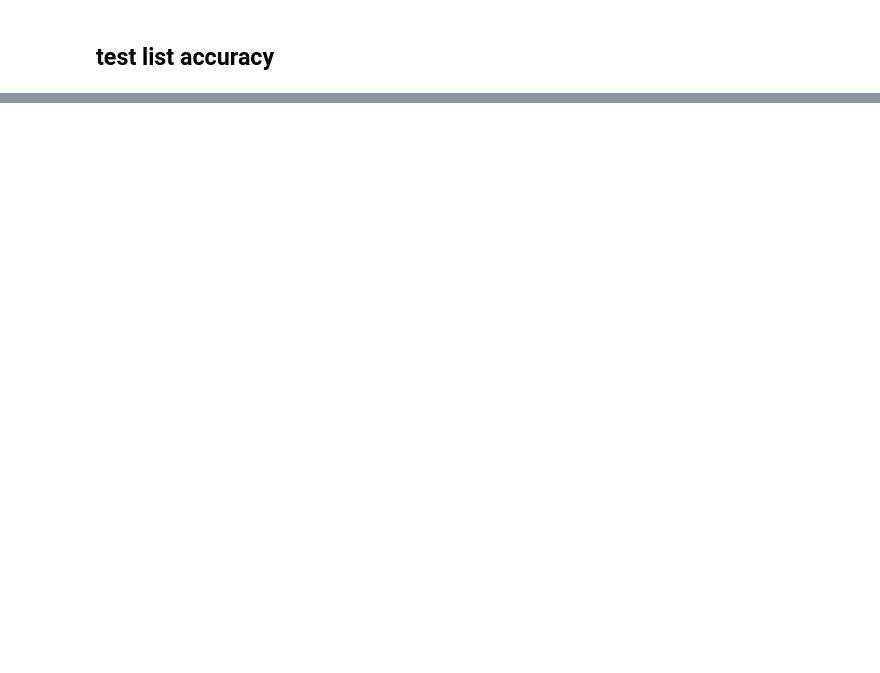
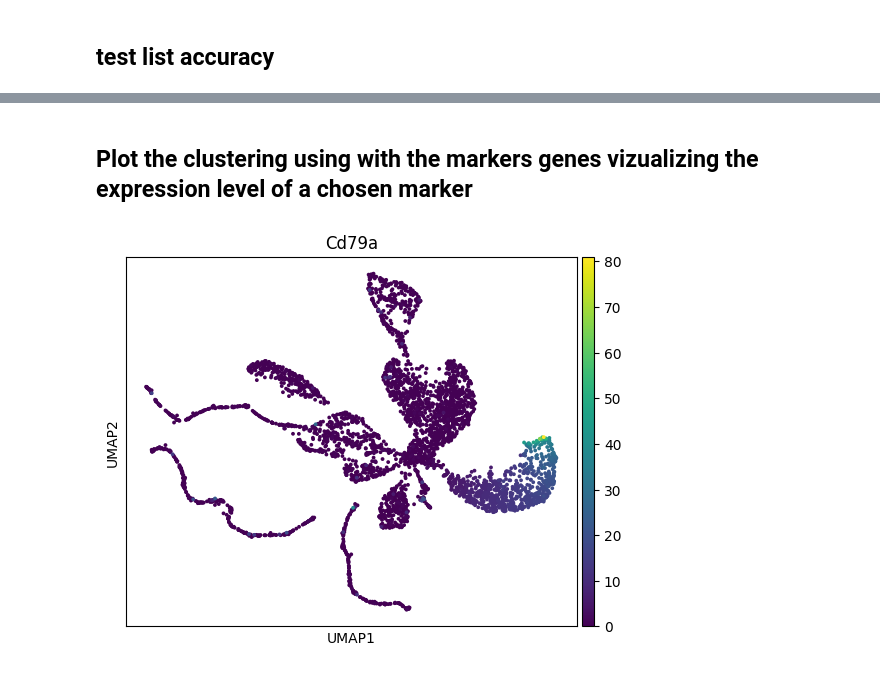
Before and after one commit to tdefa/tutorial, a Jupyter notebook: 2-marker_selection_evaluation_with_single_cell.ipynb, the cells around one changed output, grey strips where cells are left out. Drawn from its saved outputs; the diff is of its cells as text; code cells hidden in the pictures; blank space fills up the shorter version.

```diff
--- a/2-marker_selection_evaluation_with_single_cell.ipynb
+++ b/2-marker_selection_evaluation_with_single_cell.ipynb
@@ -106,0 +137,13 @@ WARNING: saving figure to file figures/violinviolin_phase.pdf
+# %% [markdown]
+## Plot the clustering using with the markers genes vizualizing the expression level of a chosen marker
+# %%
+## complete the parker you want to see
+marker = 'Cd79a'
+####
+
+sc.tl.pca(anndata_raw, svd_solver='arpack')
+sc.pp.neighbors(anndata_raw, n_neighbors=20, n_pcs=40)
+sc.tl.umap(anndata_raw)
+sc.pl.umap(anndata_raw, color=marker, legend_loc='on data', use_raw = False)
+# %% [output]
+[figure, added]
```
Also changed, not shown: parts of 17 cells of this notebook, 6 other files.
